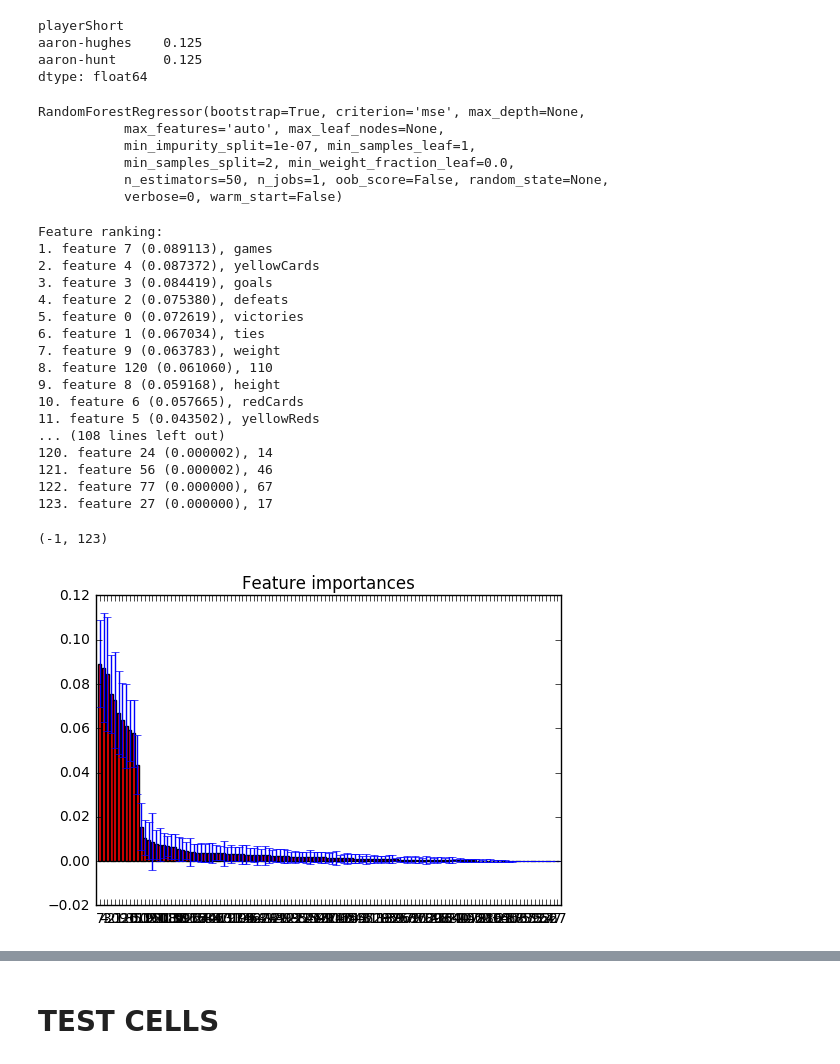
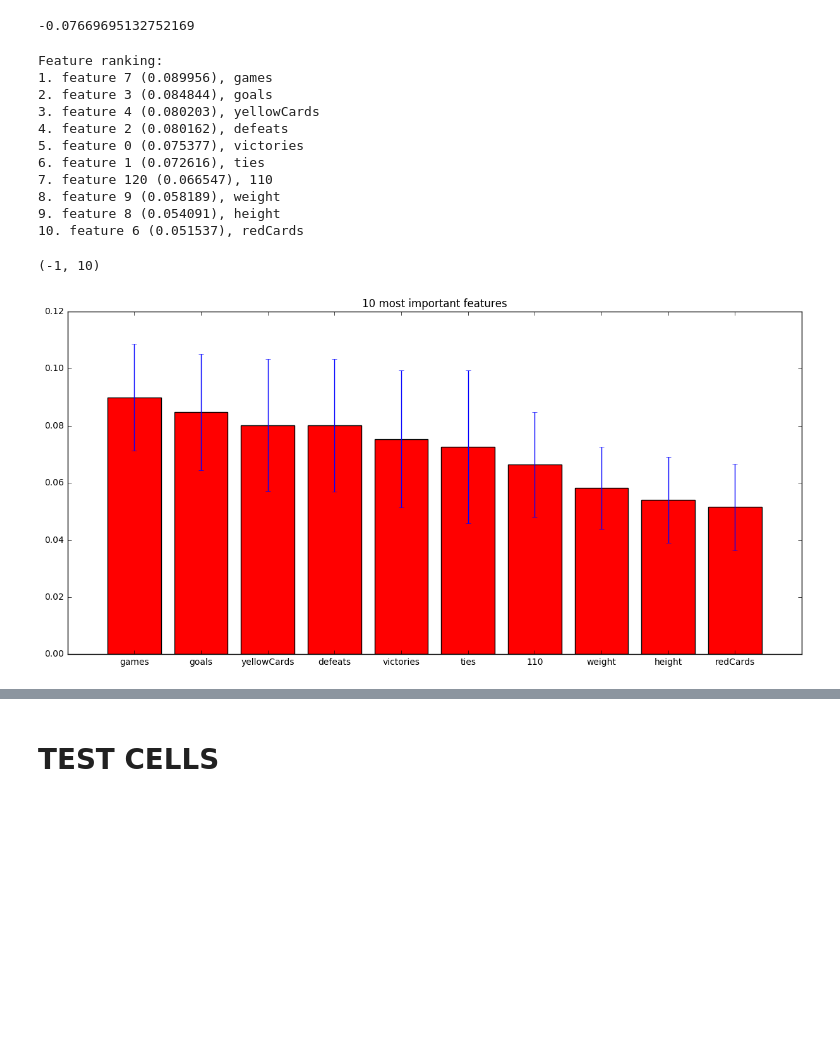
Before and after one commit to bojbilla/AdaHomeworks, a Jupyter notebook: 04 - Applied ML/HW4.ipynb, the cells around one changed output, grey strips where cells are left out. Cells and saved outputs as stored; diff of their text form; code cells hidden in the pictures; blank space fills up the shorter version.

```diff
--- a/04 - Applied ML/HW4.ipynb
+++ b/04 - Applied ML/HW4.ipynb
@@ -65,8 +83,12 @@ dfd = pd.concat([pd.concat(ds,axis=1), dfd.drop(colsToNorm, axis=1)] ,axis=1)
 ws = dfd['weight']
 meanW = ws.dropna().mean()
 dfd['weight'].fillna(meanW, inplace=True)
+stdW = dfd['weight'].std()
+dfd['weight'] = dfd['weight'].apply(lambda x: (x-meanW)/stdW)
 
 hs = dfd['height']
 meanH = hs.dropna().mean()
 dfd['height'].fillna(meanH, inplace=True)
+stdH = dfd['height'].std()
+dfd['height'] = dfd['height'].apply(lambda x: (x-meanH)/stdH)
 # %%
@@ -75,10 +98,7 @@ diff.value_counts()
 # rm outliers
 dfd.drop(diff[diff == 0.50].index, inplace=True)
 # %%
-meanColor = (dfd['rater1']+dfd['rater2'])/2
-
 # This is the target/observation
-target = meanColor
+target = (dfd['rater1']+dfd['rater2'])/2
 # This is the data
 data = dfd.drop(['rater1', 'rater2'], axis=1)
-data.head()
@@ -152,8 +142 @@ dff.head(2)
 2 rows × 123 columns
-# %%
-target.head(2)
-# %% [output]
-playerShort
-aaron-hughes    0.125
-aaron-hunt      0.125
-dtype: float64
@@ -168,52 +143,45 @@ clf = RandomForestRegressor(n_estimators=50)
-# %%
-clf.fit(X_train, y_train)
-# %% [output]
-RandomForestRegressor(bootstrap=True, criterion='mse', max_depth=None,
-           max_features='auto', max_leaf_nodes=None,
-           min_impurity_split=1e-07, min_samples_leaf=1,
-           min_samples_split=2, min_weight_fraction_leaf=0.0,
-           n_estimators=50, n_jobs=1, oob_score=False, random_state=None,
-           verbose=0, warm_start=False)
+# %%
+# cross validate a random forest regressor
+clf = RandomForestRegressor(n_estimators=50)
+cross_val_score(clf, dff, target, cv=10, scoring='neg_mean_squared_error', n_jobs=-1).mean()
+# %% [output]
+-0.07669695132752169
 # %%
 forest = clf
 X = dff
 y = target
 forest.fit(X, y)
 importances = forest.feature_importances_
 std = np.std([tree.feature_importances_ for tree in forest.estimators_],
              axis=0)
 indices = np.argsort(importances)[::-1]
 
 # Print the feature ranking
 print("Feature ranking:")
 
-for f in range(X.shape[1]):
+v = range(10)
+
+for f in v:
     print("%d. feature %d (%f), %s" % (f + 1, indices[f], importances[indices[f]], X.columns[indices[f]]))
 
 # Plot the feature importances of the forest
-plt.figure()
-plt.title("Feature importances")
-plt.bar(range(X.shape[1]), importances[indices],
-       color="r", yerr=std[indices], align="center")
-plt.xticks(range(X.shape[1]), indices)
-plt.xlim([-1, X.shape[1]])
+plt.figure(figsize=(15,7))
+plt.title("10 most important features")
+plt.bar(v, importances[indices[0:10]],
+       color="r", yerr=std[indices[0:10]], align="center")
+plt.xticks(v, X.columns[indices[0:10]])
+plt.xlim([-1, 10])
 # %% [output]
 Feature ranking:
-1. feature 7 (0.089113), games
-2. feature 4 (0.087372), yellowCards
-3. feature 3 (0.084419), goals
-4. feature 2 (0.075380), defeats
-5. feature 0 (0.072619), victories
-6. feature 1 (0.067034), ties
-7. feature 9 (0.063783), weight
-8. feature 120 (0.061060), 110
-9. feature 8 (0.059168), height
-10. feature 6 (0.057665), redCards
-11. feature 5 (0.043502), yellowReds
-... (108 lines left out)
-120. feature 24 (0.000002), 14
-121. feature 56 (0.000002), 46
-122. feature 77 (0.000000), 67
-123. feature 27 (0.000000), 17
+1. feature 7 (0.089956), games
+2. feature 3 (0.084844), goals
+3. feature 4 (0.080203), yellowCards
+4. feature 2 (0.080162), defeats
+5. feature 0 (0.075377), victories
+6. feature 1 (0.072616), ties
+7. feature 120 (0.066547), 110
+8. feature 9 (0.058189), weight
+9. feature 8 (0.054091), height
+10. feature 6 (0.051537), redCards
-(-1, 123)
+(-1, 10)
-[figure, old version]
+[figure, new version]
```
Also changed, not shown: parts of 10 cells of this notebook.
